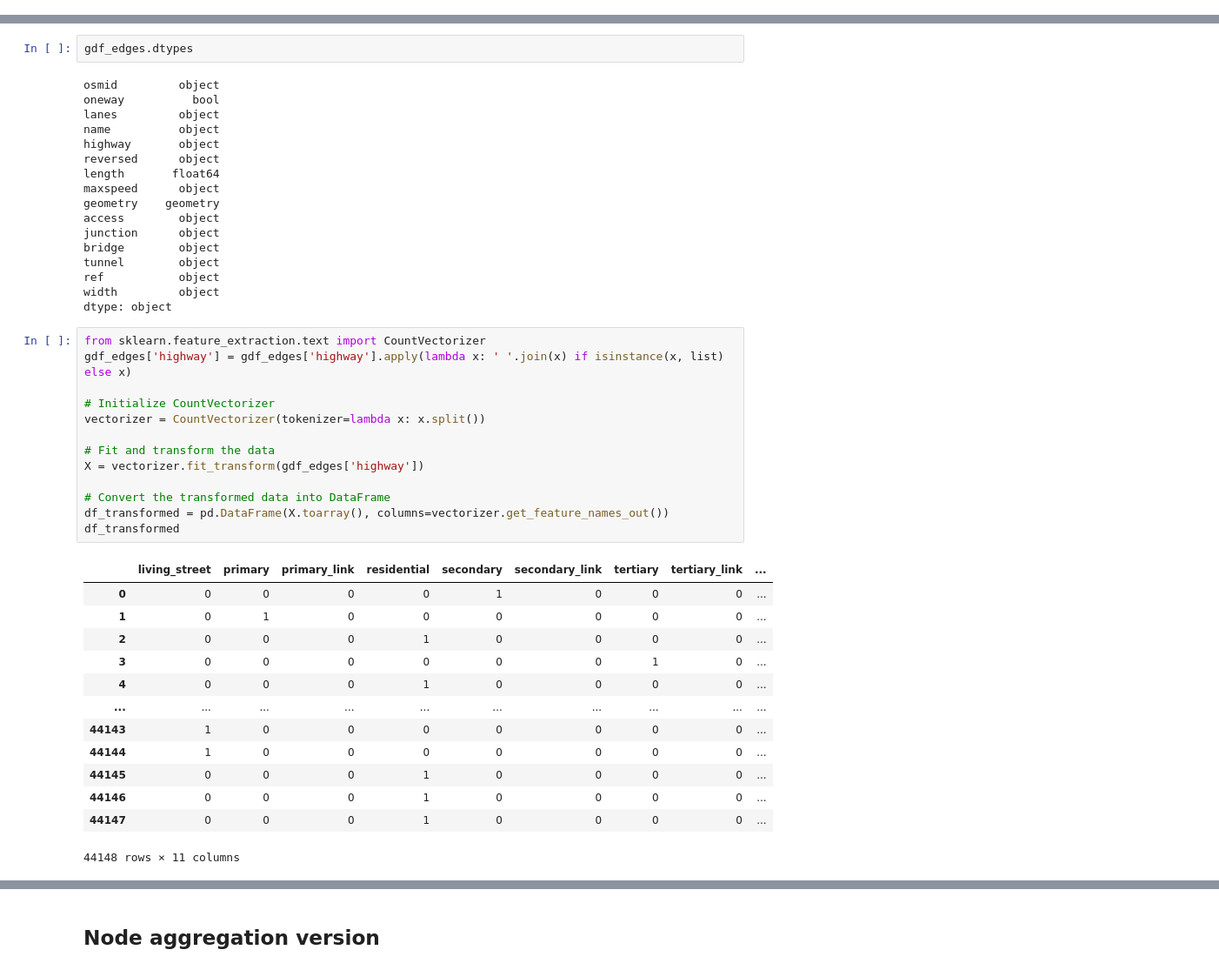
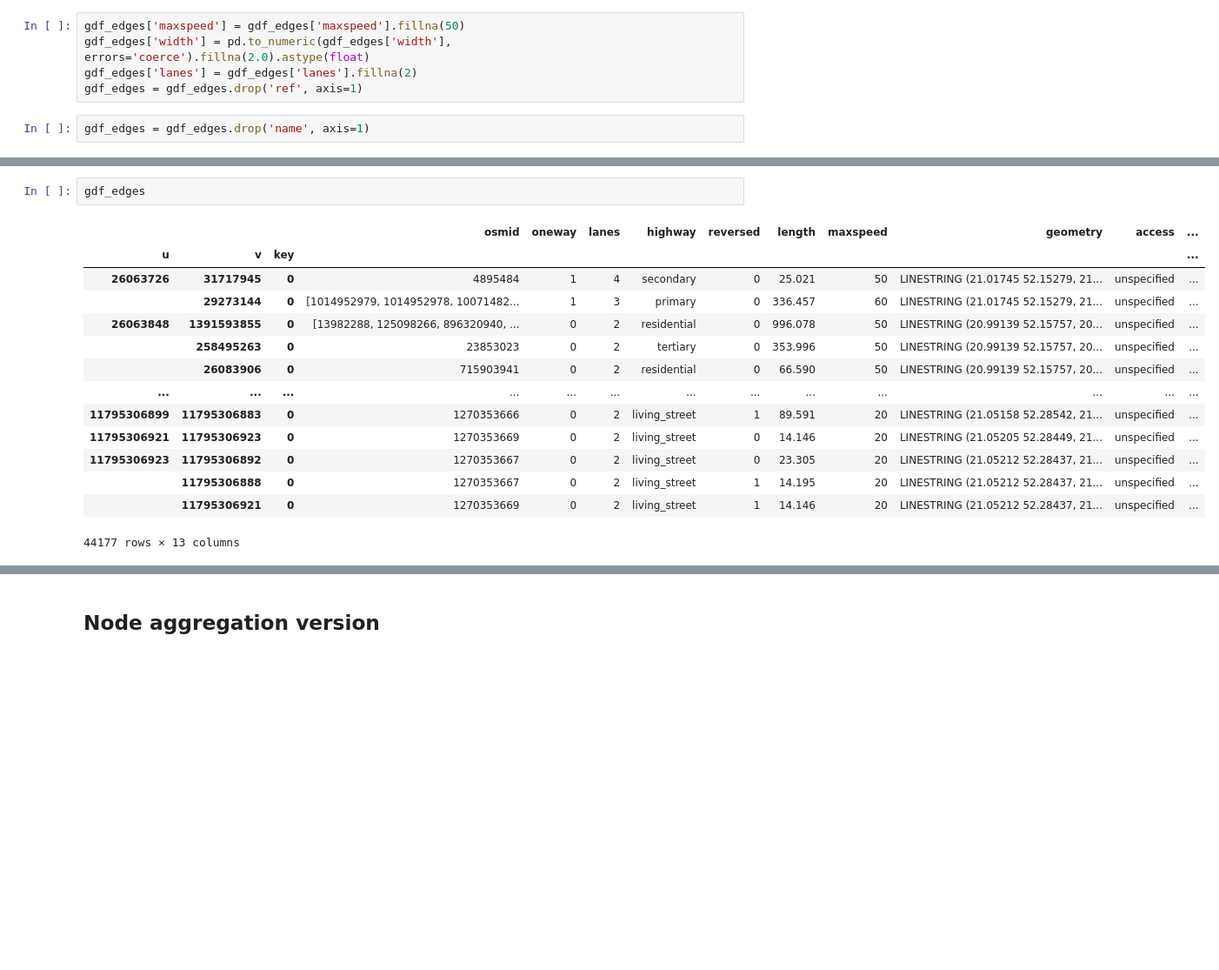
Before and after one commit to StaszekM/gradient, a Jupyter notebook: notebooks/osmnx_graph_train_test.ipynb, the cells around one changed output, grey strips where cells are left out. Shown at 87% size. Drawn from its saved outputs; the diff is of its cells as text; blank space fills up the shorter version.

```diff
--- a/notebooks/osmnx_graph_train_test.ipynb
+++ b/notebooks/osmnx_graph_train_test.ipynb
@@ -53,0 +151,7 @@ gdf_edges
+# %%
+gdf_edges['maxspeed'] = gdf_edges['maxspeed'].fillna(50)
+gdf_edges['width'] = pd.to_numeric(gdf_edges['width'], errors='coerce').fillna(2.0).astype(float)
+gdf_edges['lanes'] = gdf_edges['lanes'].fillna(2)
+gdf_edges = gdf_edges.drop('ref', axis=1)
+# %%
+gdf_edges = gdf_edges.drop('name', axis=1)
@@ -54,46 +190,17 @@ gdf_edges
 # %%
-gdf_edges.dtypes
+gdf_edges
 # %% [output]
+|  |  |  | osmid | oneway | lanes | highway | reversed | length | maxspeed | geometry | access | ... |
+| u | v | key |  |  |  |  |  |  |  |  |  | ... |
+| 26063726 | 31717945 | 0 | 4895484 | 1 | 4 | secondary | 0 | 25.021 | 50 | LINESTRING (21.01745 52.15279, 21... | unspecified | ... |
+|  | 29273144 | 0 | [1014952979, 1014952978, 10071482... | 1 | 3 | primary | 0 | 336.457 | 60 | LINESTRING (21.01745 52.15279, 21... | unspecified | ... |
+| 26063848 | 1391593855 | 0 | [13982288, 125098266, 896320940, ... | 0 | 2 | residential | 0 | 996.078 | 50 | LINESTRING (20.99139 52.15757, 20... | unspecified | ... |
+|  | 258495263 | 0 | 23853023 | 0 | 2 | tertiary | 0 | 353.996 | 50 | LINESTRING (20.99139 52.15757, 20... | unspecified | ... |
+|  | 26083906 | 0 | 715903941 | 0 | 2 | residential | 0 | 66.590 | 50 | LINESTRING (20.99139 52.15757, 20... | unspecified | ... |
+| ... | ... | ... | ... | ... | ... | ... | ... | ... | ... | ... | ... | ... |
+| 11795306899 | 11795306883 | 0 | 1270353666 | 0 | 2 | living_street | 1 | 89.591 | 20 | LINESTRING (21.05158 52.28542, 21... | unspecified | ... |
+| 11795306921 | 11795306923 | 0 | 1270353669 | 0 | 2 | living_street | 0 | 14.146 | 20 | LINESTRING (21.05205 52.28449, 21... | unspecified | ... |
+| 11795306923 | 11795306892 | 0 | 1270353667 | 0 | 2 | living_street | 0 | 23.305 | 20 | LINESTRING (21.05212 52.28437, 21... | unspecified | ... |
+|  | 11795306888 | 0 | 1270353667 | 0 | 2 | living_street | 1 | 14.195 | 20 | LINESTRING (21.05212 52.28437, 21... | unspecified | ... |
+|  | 11795306921 | 0 | 1270353669 | 0 | 2 | living_street | 1 | 14.146 | 20 | LINESTRING (21.05212 52.28437, 21... | unspecified | ... |
-osmid         object
-oneway          bool
-lanes         object
-name          object
-highway       object
-reversed      object
-length       float64
-maxspeed      object
-geometry    geometry
-access        object
-junction      object
-bridge        object
-tunnel        object
-ref           object
-width         object
-dtype: object
+44177 rows × 13 columns
-# %%
-from sklearn.feature_extraction.text import CountVectorizer
-gdf_edges['highway'] = gdf_edges['highway'].apply(lambda x: ' '.join(x) if isinstance(x, list) else x)
-
-# Initialize CountVectorizer
-vectorizer = CountVectorizer(tokenizer=lambda x: x.split())
-
-# Fit and transform the data
-X = vectorizer.fit_transform(gdf_edges['highway'])
-
-# Convert the transformed data into DataFrame
-df_transformed = pd.DataFrame(X.toarray(), columns=vectorizer.get_feature_names_out())
-df_transformed
-# %% [output]
-|  | living_street | primary | primary_link | residential | secondary | secondary_link | tertiary | tertiary_link | ... |
-| 0 | 0 | 0 | 0 | 0 | 1 | 0 | 0 | 0 | ... |
-| 1 | 0 | 1 | 0 | 0 | 0 | 0 | 0 | 0 | ... |
-| 2 | 0 | 0 | 0 | 1 | 0 | 0 | 0 | 0 | ... |
-| 3 | 0 | 0 | 0 | 0 | 0 | 0 | 1 | 0 | ... |
-| 4 | 0 | 0 | 0 | 1 | 0 | 0 | 0 | 0 | ... |
-| ... | ... | ... | ... | ... | ... | ... | ... | ... | ... |
-| 44143 | 1 | 0 | 0 | 0 | 0 | 0 | 0 | 0 | ... |
-| 44144 | 1 | 0 | 0 | 0 | 0 | 0 | 0 | 0 | ... |
-| 44145 | 0 | 0 | 0 | 1 | 0 | 0 | 0 | 0 | ... |
-| 44146 | 0 | 0 | 0 | 1 | 0 | 0 | 0 | 0 | ... |
-| 44147 | 0 | 0 | 0 | 1 | 0 | 0 | 0 | 0 | ... |
-44148 rows × 11 columns
```
Also changed, not shown: parts of 34 cells of this notebook, 2 other files.
